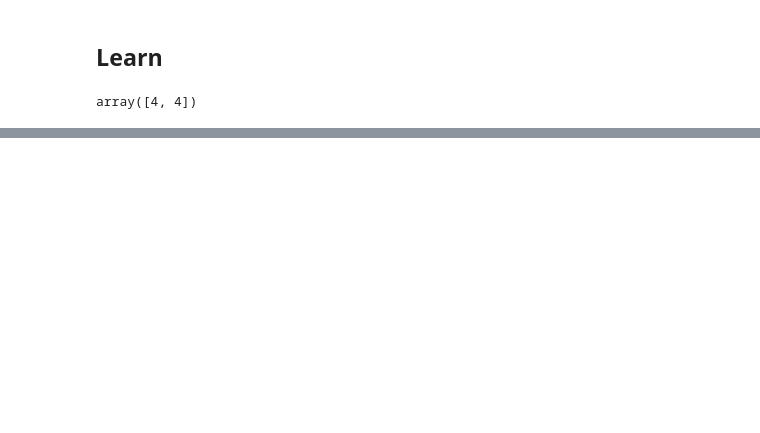
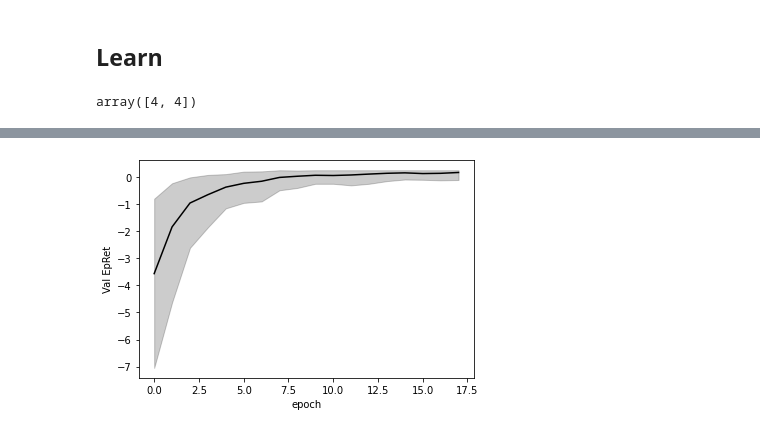
Before and after one commit to microsoft/rl-offline-simulation, a Jupyter notebook: notebooks/grid-ppo-qbe-oracle.ipynb, the cells around one changed output, grey strips where cells are left out. Cells and saved outputs as stored; diff of their text form; code cells hidden in the pictures; blank space fills up the shorter version.

```diff
--- a/notebooks/grid-ppo-qbe-oracle.ipynb
+++ b/notebooks/grid-ppo-qbe-oracle.ipynb
@@ -113,0 +121,8 @@ plt.show()
+# %%
+plt.plot(df_['AverageVal_EpRet'], color='k')
+plt.fill_between(df_['Epoch'], df_['MinVal_EpRet'], df_['MaxVal_EpRet'], alpha=0.2, color='k')
+plt.xlabel('epoch')
+plt.ylabel('Val EpRet')
+plt.show()
+# %% [output]
+[figure, added]
```
Also changed, not shown: parts of 20 cells of this notebook, 4 other files.
